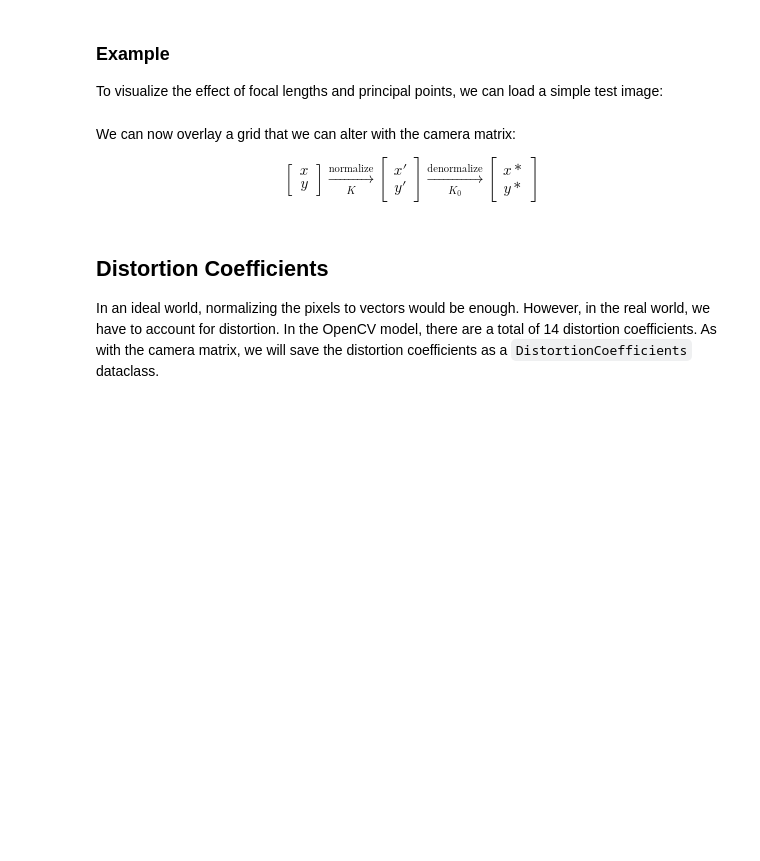
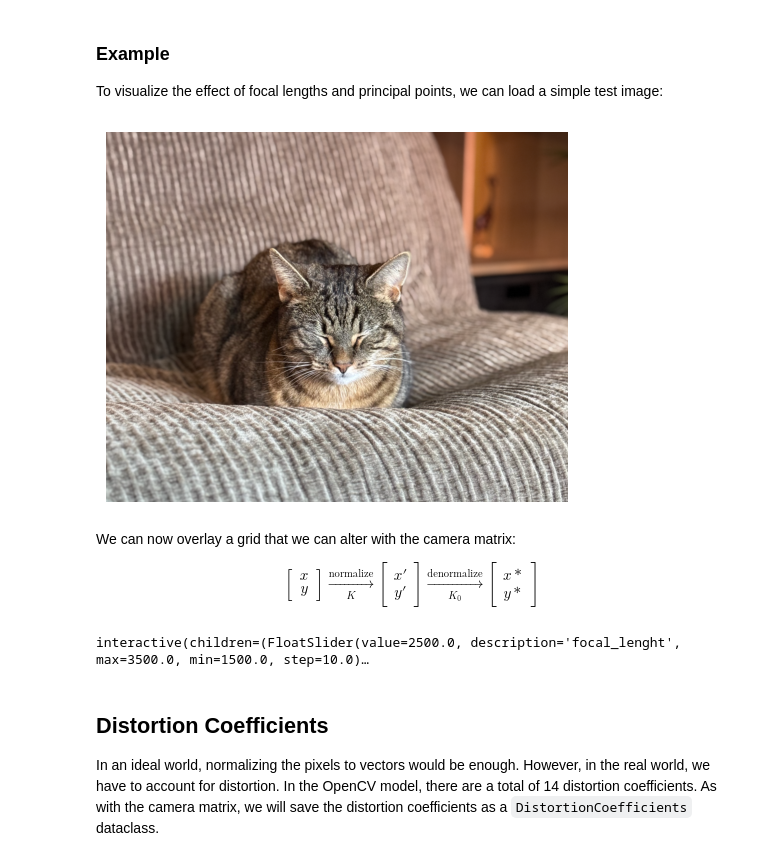
Before and after one commit to teampurpler/pixel-to-point-cloud-3d, a Jupyter notebook: workshops/02_understanding_camera_models.ipynb, the cells around one changed output. Saved outputs shown, nothing was run; the diff lists cells and outputs as text; code cells hidden in the pictures; blank space fills up the shorter version.

Commit message:
Workshop 2: Image Undistortion
Adding third workshop.

```diff
--- a/workshops/02_understanding_camera_models.ipynb
+++ b/workshops/02_understanding_camera_models.ipynb
@@ -53,15 +53,17 @@ To visualize the effect of focal lengths and principal points, we can load a sim
 # %%
 from matplotlib import pyplot as plt
 
 from oaf_vision_3d._test_data_paths import TestDataPaths
 
 
-image = plt.imread(TestDataPaths.lens_model_cat)
+image = plt.imread(TestDataPaths.cat)
 
 plt.figure()
 plt.imshow(image)
 plt.axis("off")
 plt.show()
+# %% [output]
+[figure, added]
 # %% [markdown]
 We can now overlay a grid that we can alter with the camera matrix:
 
@@ -130,6 +132,8 @@ _ = interact(
     cx=FloatSlider(min=750.0, max=1750.0, step=10.0, value=1250),
     cy=FloatSlider(min=500.0, max=1500.0, step=10.0, value=1000),
 )
+# %% [output]
+interactive(children=(FloatSlider(value=2500.0, description='focal_lenght', max=3500.0, min=1500.0, step=10.0)…
 # %% [markdown]
 ## Distortion Coefficients
 In an ideal world, normalizing the pixels to vectors would be enough. However, in the real world, we have to account for distortion. In the OpenCV model, there are a total of 14 distortion coefficients. As with the camera matrix, we will save the distortion coefficients as a `DistortionCoefficients` dataclass.
```
Also changed, not shown: parts of 4 cells of this notebook, 11 other files.
